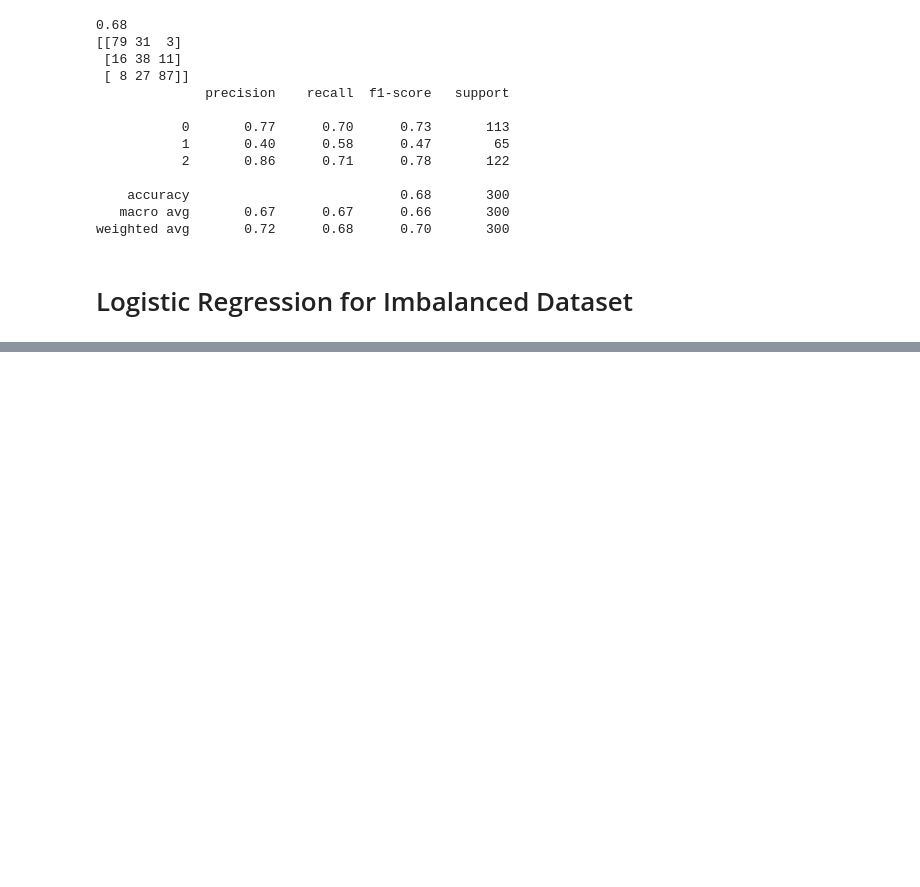
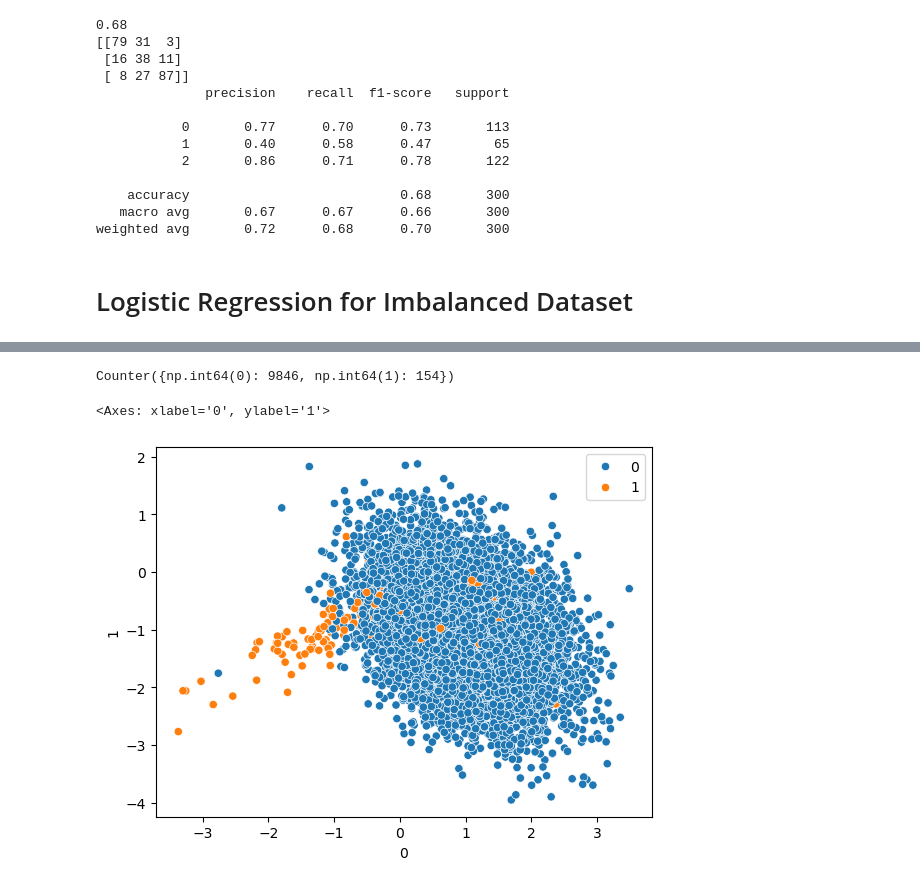
Before and after one commit to ehtishamsher/logistic_regression_with_hyperparameter_tuning, a Jupyter notebook: implementation.ipynb, the cells around one changed output, grey strips where cells are left out. Saved outputs shown, nothing was run; the diff lists cells and outputs as text; code cells hidden in the pictures; blank space fills up the shorter version.

```diff
--- a/implementation.ipynb
+++ b/implementation.ipynb
@@ -295,0 +300,4 @@ array([[ 1.87991016, -1.4850347 ],
+# %%
+Counter(y)
+# %% [output]
+Counter({np.int64(0): 9846, np.int64(1): 154})
@@ -295,0 +306,6 @@ array([[ 1.87991016, -1.4850347 ],
+# %%
+dataframes = pd.DataFrame(X)
+sns.scatterplot(x=dataframes[0], y=dataframes[1], hue=y)
+# %% [output]
+<Axes: xlabel='0', ylabel='1'>
+[figure, added]
```
Also changed, not shown: parts of 19 cells of this notebook.
